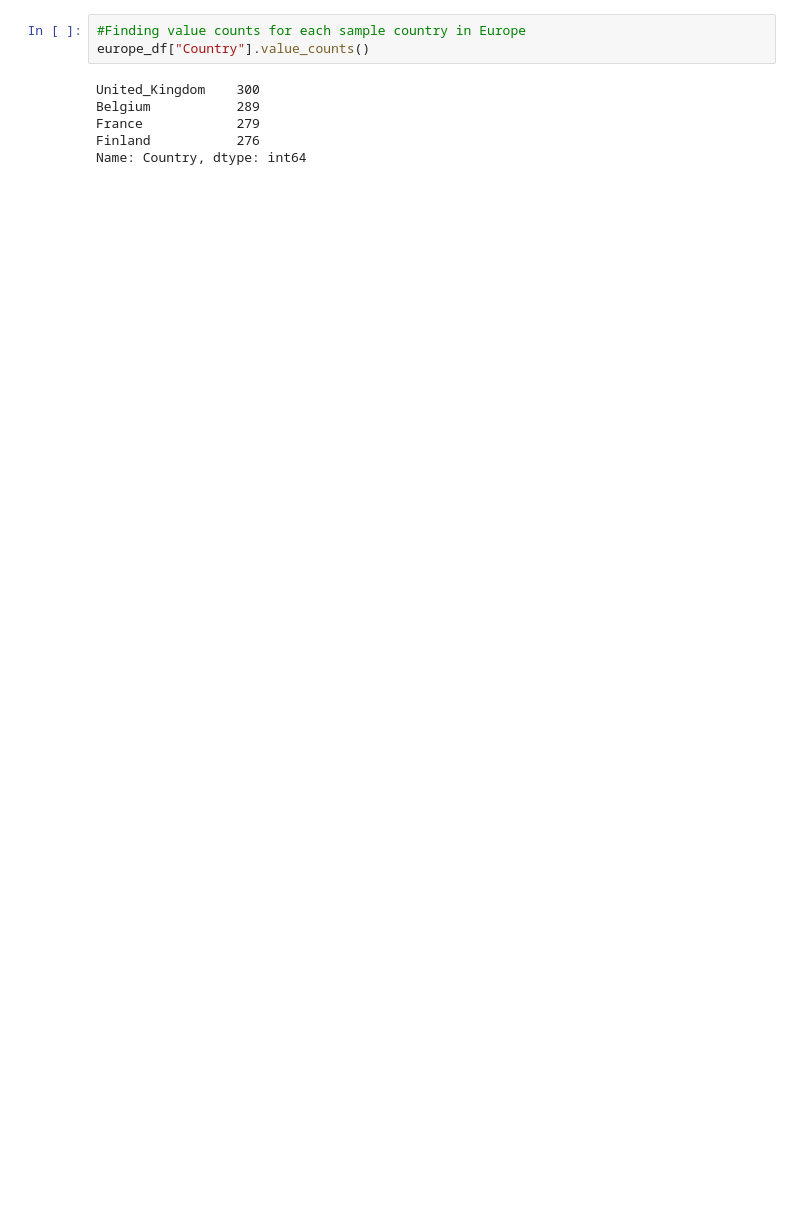
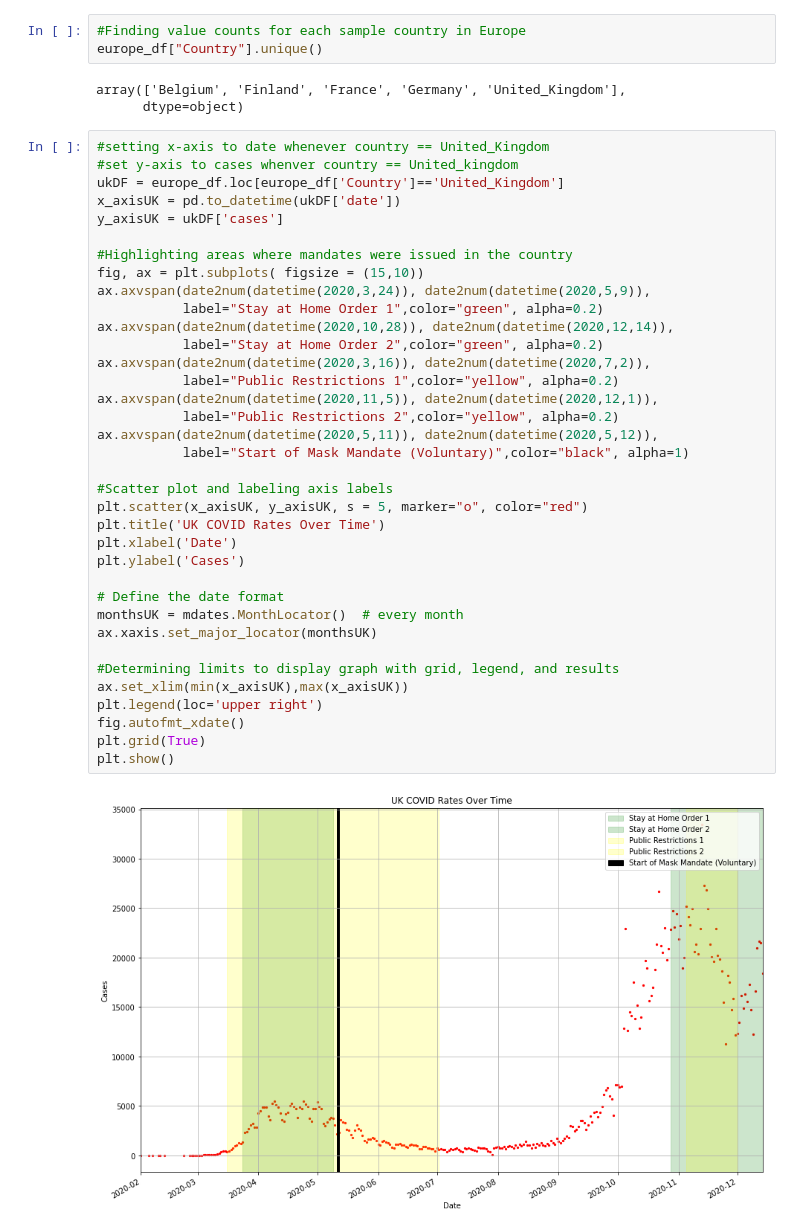
Before and after one commit to AIndian/Covid-19-international, a Jupyter notebook: Data Visual/Visualizing Data.ipynb, the cells around one changed output. Drawn from its saved outputs; the diff is of its cells as text; blank space fills up the shorter version.

Commit message:
edits for presentation, added countries

```diff
--- a/Data Visual/Visualizing Data.ipynb
+++ b/Data Visual/Visualizing Data.ipynb
@@ -40,9 +43,44 @@ america_df = df[df['continent'] == 'America']
 # %%
 #Finding value counts for each sample country in Europe
-europe_df["Country"].value_counts()
+europe_df["Country"].unique()
 # %% [output]
-United_Kingdom    300
-Belgium           289
-France            279
-Finland           276
-Name: Country, dtype: int64
+array(['Belgium', 'Finland', 'France', 'Germany', 'United_Kingdom'],
+      dtype=object)
+# %%
+#setting x-axis to date whenever country == United_Kingdom
+#set y-axis to cases whenver country == United_kingdom
+ukDF = europe_df.loc[europe_df['Country']=='United_Kingdom']
+x_axisUK = pd.to_datetime(ukDF['date'])
+y_axisUK = ukDF['cases']
+
+#Highlighting areas where mandates were issued in the country
+fig, ax = plt.subplots( figsize = (15,10))
+ax.axvspan(date2num(datetime(2020,3,24)), date2num(datetime(2020,5,9)),
+           label="Stay at Home Order 1",color="green", alpha=0.2)
+ax.axvspan(date2num(datetime(2020,10,28)), date2num(datetime(2020,12,14)),
+           label="Stay at Home Order 2",color="green", alpha=0.2)
+ax.axvspan(date2num(datetime(2020,3,16)), date2num(datetime(2020,7,2)),
+           label="Public Restrictions 1",color="yellow", alpha=0.2)
+ax.axvspan(date2num(datetime(2020,11,5)), date2num(datetime(2020,12,1)),
+           label="Public Restrictions 2",color="yellow", alpha=0.2)
+ax.axvspan(date2num(datetime(2020,5,11)), date2num(datetime(2020,5,12)),
+           label="Start of Mask Mandate (Voluntary)",color="black", alpha=1)
+
+#Scatter plot and labeling axis labels
+plt.scatter(x_axisUK, y_axisUK, s = 5, marker="o", color="red")
+plt.title('UK COVID Rates Over Time')
+plt.xlabel('Date')
+plt.ylabel('Cases')
+
+# Define the date format
+monthsUK = mdates.MonthLocator()  # every month
+ax.xaxis.set_major_locator(monthsUK)
+
+#Determining limits to display graph with grid, legend, and results
+ax.set_xlim(min(x_axisUK),max(x_axisUK))
+plt.legend(loc='upper right')
+fig.autofmt_xdate()
+plt.grid(True)
+plt.show()
+# %% [output]
+[figure, added]
```
Also changed, not shown: parts of 39 cells of this notebook, 6 other files.
